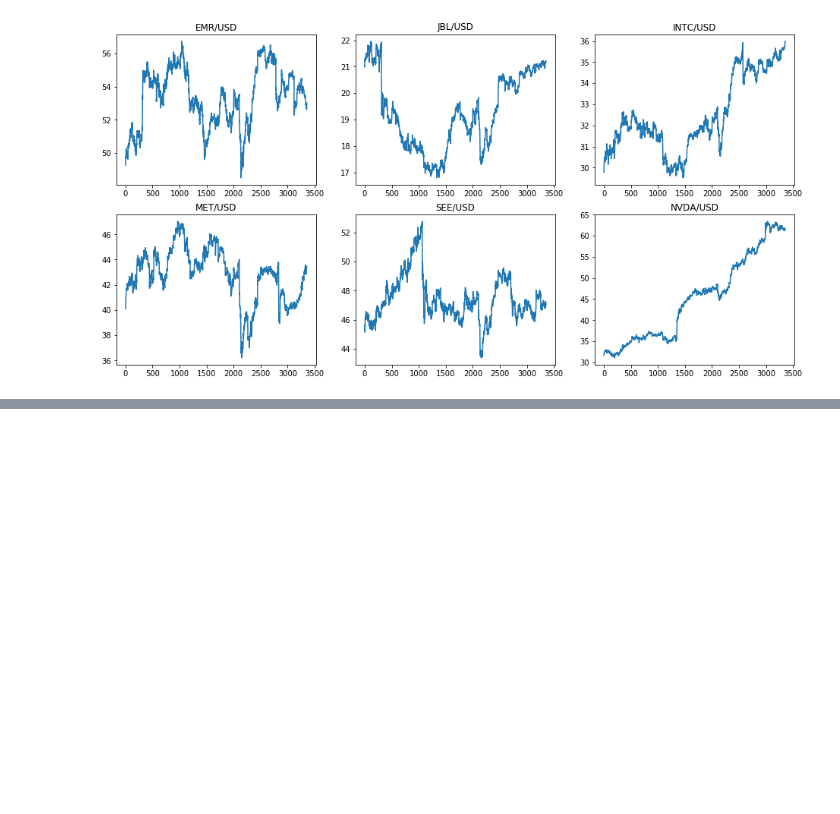
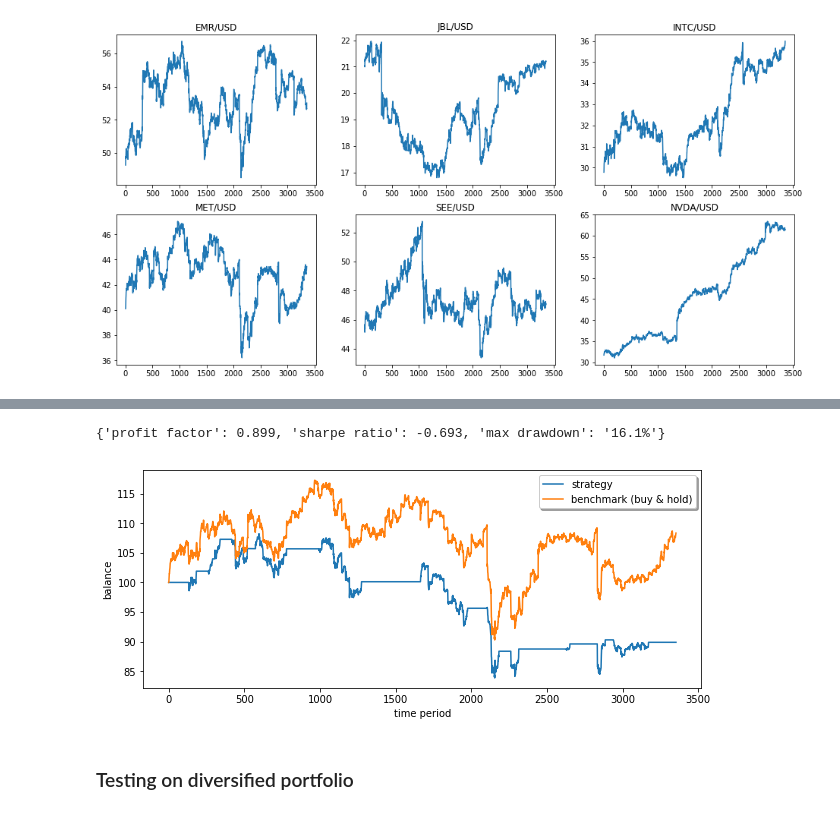
Before and after one commit to snp600/trading-alchemy, a Jupyter notebook: backtesting/demo.ipynb, the cells around one changed output, grey strips where cells are left out. Saved outputs shown, nothing was run; the diff lists cells and outputs as text; code cells hidden in the pictures; blank space fills up the shorter version.

```diff
--- a/backtesting/demo.ipynb
+++ b/backtesting/demo.ipynb
@@ -348,0 +108,10 @@ trade_everything(dfs, stoploss=0.05, takeprofit=0.08)
+# %%
+#another example -- just for test
+sib = backtest.SingleInstrumentBacktest(df_met)
+sib.full_backtest(show_balance=False);
+sib.show_performance(show_benchmark=True)
+# %% [output]
+{'profit factor': 0.899, 'sharpe ratio': -0.693, 'max drawdown': '16.1%'}
+[figure, added]
+# %% [markdown]
+### Testing on diversified portfolio
```
Also changed, not shown: parts of 61 cells of this notebook.
